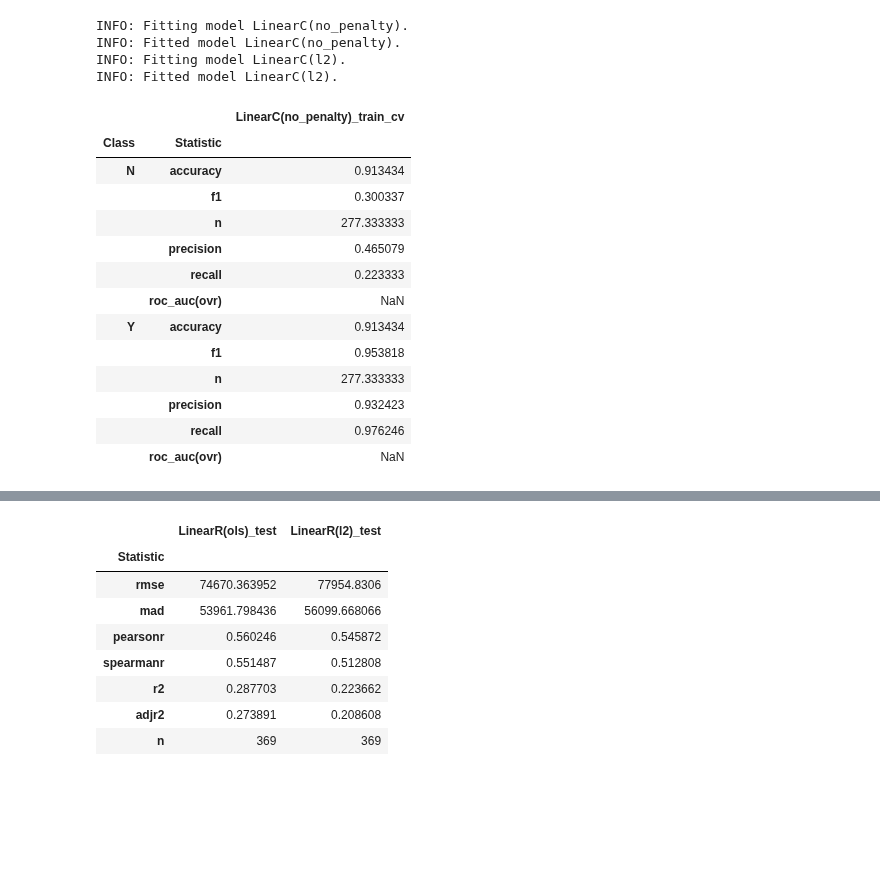
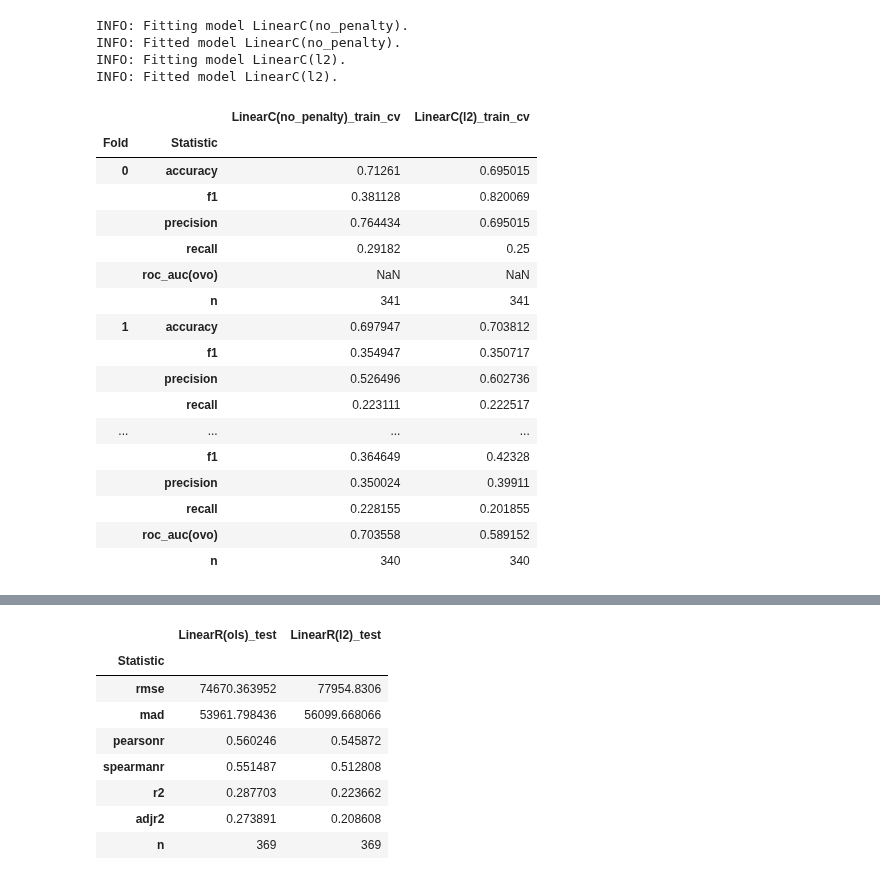
Before and after one commit to ajy25/TabularMagic, a Jupyter notebook: demo/test.ipynb, the cells around one changed output, grey strips where cells are left out. Saved outputs shown, nothing was run; the diff lists cells and outputs as text; code cells hidden in the pictures; blank space fills up the shorter version.

```diff
--- a/demo/test.ipynb
+++ b/demo/test.ipynb
@@ -152,7 +148,7 @@ report = tm.ml_classification(
         # LinearC(type='elasticnet')
     ],
     outer_cv=3,
-    y_var='CentralAir',
+    y_var='LotConfig',
     X_vars=['LotArea', 'LotFrontage', 'MSSubClass', 'MSZoning', 'SalePrice']
 )
 # %% [output]
@@ -160,23 +156,27 @@ INFO: Fitting model LinearC(no_penalty).
 INFO: Fitted model LinearC(no_penalty).
 INFO: Fitting model LinearC(l2).
 INFO: Fitted model LinearC(l2).
-# %%
-report.get_model_report('LinearC(no_penalty)').train_report().fit_statistics_by_class()
-# %% [output]
-|  |  | LinearC(no_penalty)_train_cv |
-| Class | Statistic |  |
-| N | accuracy | 0.913434 |
-|  | f1 | 0.300337 |
-|  | n | 277.333333 |
-|  | precision | 0.465079 |
-|  | recall | 0.223333 |
-|  | roc_auc(ovr) | NaN |
-| Y | accuracy | 0.913434 |
-|  | f1 | 0.953818 |
-|  | n | 277.333333 |
-|  | precision | 0.932423 |
-|  | recall | 0.976246 |
-|  | roc_auc(ovr) | NaN |
+# %%
+report.cv_fit_statistics()
+# %% [output]
+|  |  | LinearC(no_penalty)_train_cv | LinearC(l2)_train_cv |
+| Fold | Statistic |  |  |
+| 0 | accuracy | 0.71261 | 0.695015 |
+|  | f1 | 0.381128 | 0.820069 |
+|  | precision | 0.764434 | 0.695015 |
+|  | recall | 0.29182 | 0.25 |
+|  | roc_auc(ovo) | NaN | NaN |
+|  | n | 341 | 341 |
+| 1 | accuracy | 0.697947 | 0.703812 |
+|  | f1 | 0.354947 | 0.350717 |
+|  | precision | 0.526496 | 0.602736 |
+|  | recall | 0.223111 | 0.222517 |
+| ... | ... | ... | ... |
+|  | f1 | 0.364649 | 0.42328 |
+|  | precision | 0.350024 | 0.39911 |
+|  | recall | 0.228155 | 0.201855 |
+|  | roc_auc(ovo) | 0.703558 | 0.589152 |
+|  | n | 340 | 340 |
 # %%
 tm.datahandler().load_data_checkpoint('finished preprocessing')
 report = tm.ml_regression(
```
Also changed, not shown: parts of 18 cells of this notebook, 15 other files.
